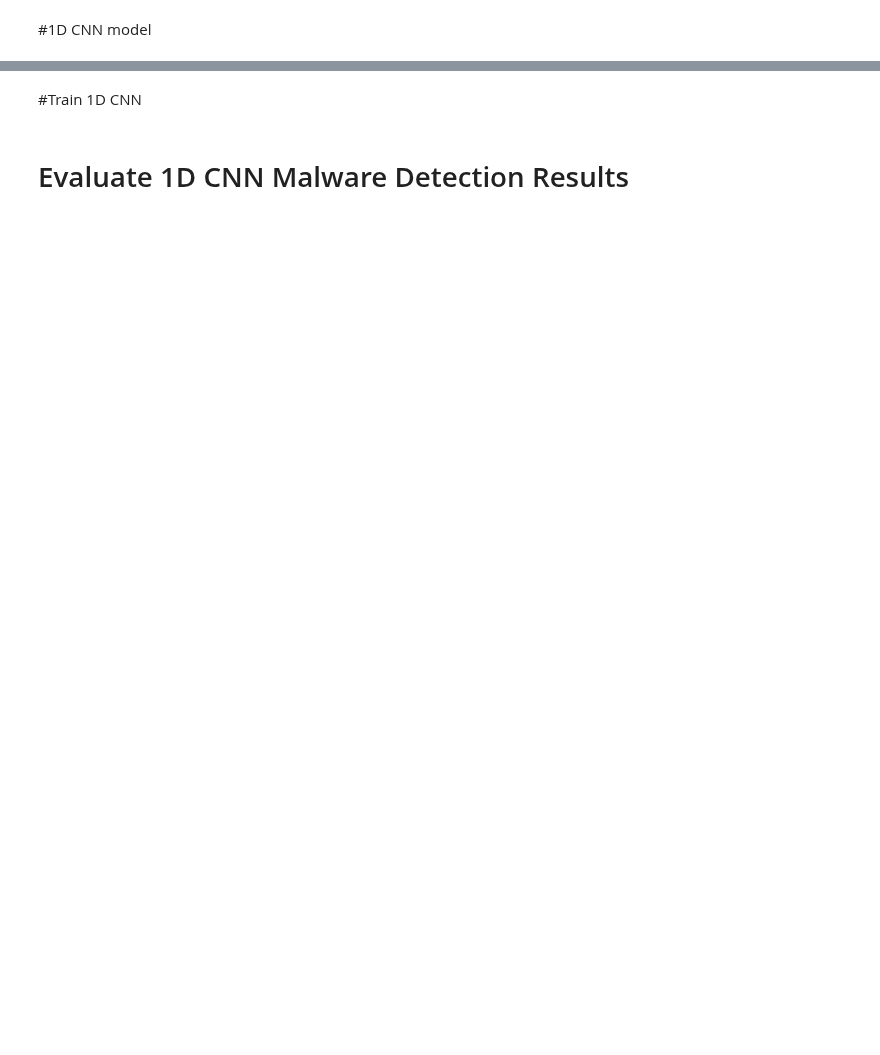
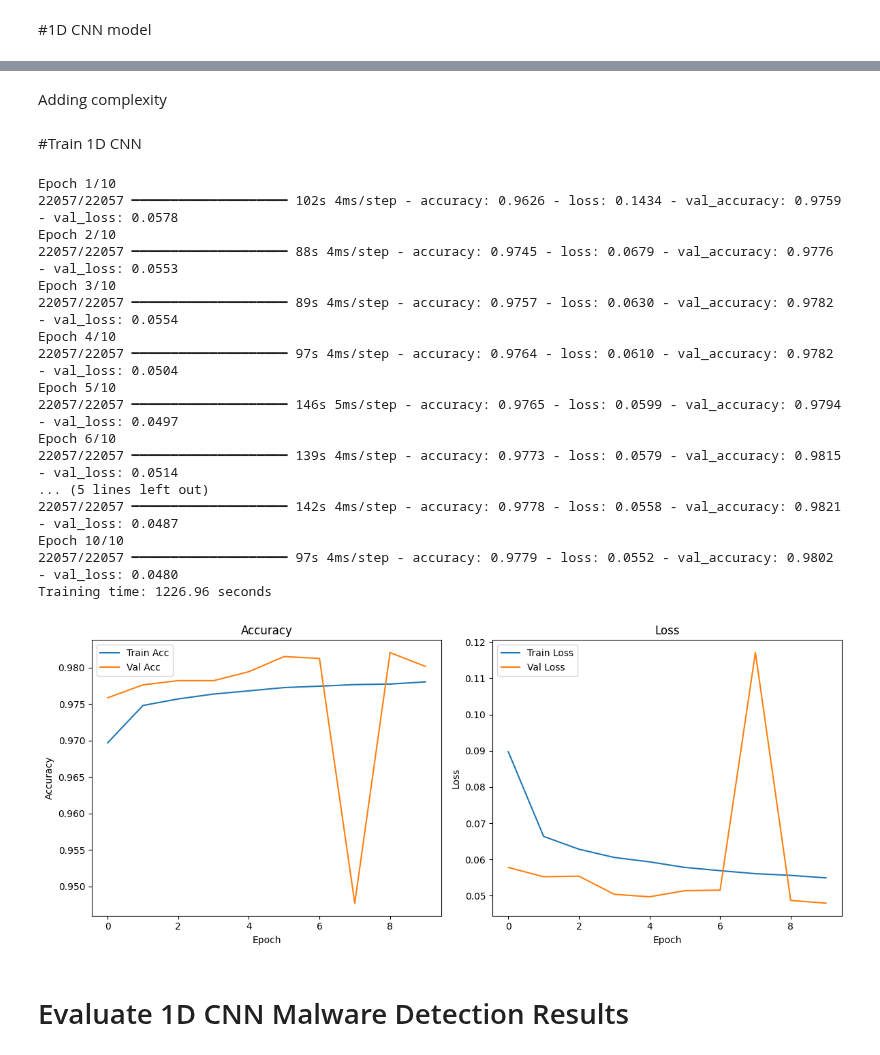
Before and after one commit to SianC7/LAIDS, a Jupyter notebook: PCA_1DCNN_(binary_classification).ipynb, the cells around one changed output, grey strips where cells are left out. Cells and saved outputs as stored; diff of their text form; code cells hidden in the pictures; blank space fills up the shorter version.

Commit message:
increasing filters and dropout had negative effects

```diff
--- a/PCA_1DCNN_(binary_classification).ipynb
+++ b/PCA_1DCNN_(binary_classification).ipynb
@@ -144,7 +158,7 @@ from sklearn.decomposition import PCA
 
 # Make an instance of the pca Model
 #pca = PCA(0.95) # sklearn chooses the minimum number of principal components such that 95 percent of the variance in the data is retained
-pca = PCA(n_components = 10)
+pca = PCA(n_components = 25)
 
 # Only fit the PCA to the training data
 pcaX_train = pca.fit_transform(X_train_scaled)#To avoid data leakage (information from the test set influences the model during training)
@@ -300,3 +350,43 @@ Model: "sequential"
+# %% [markdown]
+Adding complexity
+# %%
+import tensorflow as tf
+from tensorflow.keras.models import Sequential
+from tensorflow.keras.layers import Conv1D, MaxPooling1D, Flatten, Dense, Dropout, BatchNormalization, Input
+
+# Define the 1D CNN Model
+
+# Define input shape
+input_shape = (X_train.shape[1], 1)  # (timesteps, features)
+
+# Build model
+model = Sequential([
+    Input(shape=input_shape),
+    Conv1D(filters=64, kernel_size=3, activation='relu'), # Detect patterns in the network traffic data
+    BatchNormalization(), # Normalizes the outputs of a the Conv1D layer before passing them to the MaxPool layer
+    MaxPooling1D(pool_size=2), # Reduce the dimensions of the data without affecting key features
+    Dropout(0.25), # Prevent overfitting by forcing the model to generalize - it does this by randomly deactivating a fraction of neurons during training
+
+    Conv1D(filters=128, kernel_size=3, activation='relu'),#kernel_size=3
+    BatchNormalization(),
+    MaxPooling1D(pool_size=2),
+    Dropout(0.25), # Prevent overfitting by forcing the model to generalize - it does this by randomly deactivating a fraction of neurons during training
+
+    Conv1D(filters=256, kernel_size=3, activation='relu'),#kernel_size=3
+    BatchNormalization(),
+    MaxPooling1D(pool_size=2),
+
+    Flatten(), # Converts the output of the last Conv1D layer into a 1D vector for the fully connected layers
+    Dense(64, activation='relu', kernel_regularizer=tf.keras.regularizers.l2(0.01)), # Apply L2 regularisation to prevent overfitting (common in the dense layer) #https://medium.com/@bhatadithya54764118/day-49-overfitting-and-underfitting-in-dl-regularization-techniques-8ded20baa3d6
+    Dropout(0.5), # Randomly drop 50% of the network's neurons to further prevent overfitting
+    Dense(1, activation='sigmoid')  # Final output layer( 1 = 1 neuron for binary classification, sigmoid = decides if input is malicious (1) or benign (0))
+])
+
+# Compile
+model.compile(optimizer='adam', loss='binary_crossentropy', metrics=['accuracy']) # Loss function measures how well the model’s predictions match true labels
+
+#Summary
+#model.summary()
 # %% [markdown]
 #Train 1D CNN
 # %%
@@ -307,37 +397,56 @@ import timeit
 start_time = timeit.default_timer()
 history = model.fit(
     X_train, y_train,
-    epochs=15, #15 instead of 10
+    epochs=10, #15
     batch_size=64,
     validation_data=(X_val, y_val),
     verbose=1
 )
 end_time = timeit.default_timer()
 print(f"Training time: {end_time - start_time:.2f} seconds")
 
 # Plot accuracy and loss
 plt.figure(figsize=(12,5)) # Create a new figure that is 12x5
 
 # Accuracy plot
 plt.subplot(1, 2, 1)
 plt.plot(history.history['accuracy'], label='Train Acc')
 plt.plot(history.history['val_accuracy'], label='Val Acc')
 plt.title('Accuracy')
 plt.xlabel('Epoch')
 plt.ylabel('Accuracy')
 plt.legend()
 
 # Loss plot
 plt.subplot(1, 2, 2)
 plt.plot(history.history['loss'], label='Train Loss')
 plt.plot(history.history['val_loss'], label='Val Loss')
 plt.title('Loss')
 plt.xlabel('Epoch')
 plt.ylabel('Loss')
 plt.legend()
 
 plt.tight_layout()
 plt.show()
+# %% [output]
+Epoch 1/10
+22057/22057 ━━━━━━━━━━━━━━━━━━━━ 102s 4ms/step - accuracy: 0.9626 - loss: 0.1434 - val_accuracy: 0.9759 - val_loss: 0.0578
+Epoch 2/10
+22057/22057 ━━━━━━━━━━━━━━━━━━━━ 88s 4ms/step - accuracy: 0.9745 - loss: 0.0679 - val_accuracy: 0.9776 - val_loss: 0.0553
+Epoch 3/10
+22057/22057 ━━━━━━━━━━━━━━━━━━━━ 89s 4ms/step - accuracy: 0.9757 - loss: 0.0630 - val_accuracy: 0.9782 - val_loss: 0.0554
+Epoch 4/10
+22057/22057 ━━━━━━━━━━━━━━━━━━━━ 97s 4ms/step - accuracy: 0.9764 - loss: 0.0610 - val_accuracy: 0.9782 - val_loss: 0.0504
+Epoch 5/10
+22057/22057 ━━━━━━━━━━━━━━━━━━━━ 146s 5ms/step - accuracy: 0.9765 - loss: 0.0599 - val_accuracy: 0.9794 - val_loss: 0.0497
+Epoch 6/10
+22057/22057 ━━━━━━━━━━━━━━━━━━━━ 139s 4ms/step - accuracy: 0.9773 - loss: 0.0579 - val_accuracy: 0.9815 - val_loss: 0.0514
+... (5 lines left out)
+22057/22057 ━━━━━━━━━━━━━━━━━━━━ 142s 4ms/step - accuracy: 0.9778 - loss: 0.0558 - val_accuracy: 0.9821 - val_loss: 0.0487
+Epoch 10/10
+22057/22057 ━━━━━━━━━━━━━━━━━━━━ 97s 4ms/step - accuracy: 0.9779 - loss: 0.0552 - val_accuracy: 0.9802 - val_loss: 0.0480
+Training time: 1226.96 seconds
+[figure, added]
 # %% [markdown]
 # Evaluate 1D CNN Malware Detection Results
 # %%
```
Also changed, not shown: parts of 11 cells of this notebook.
